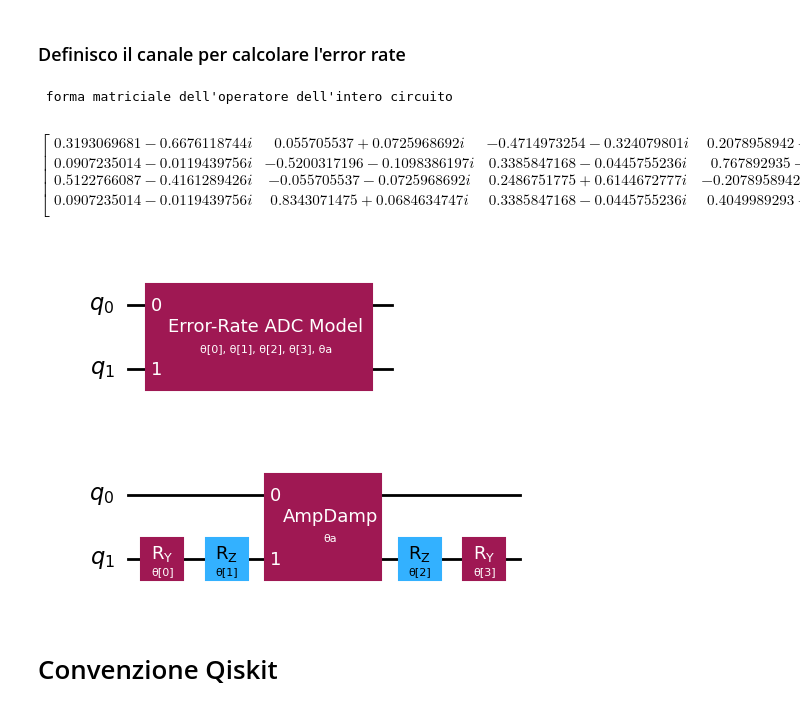
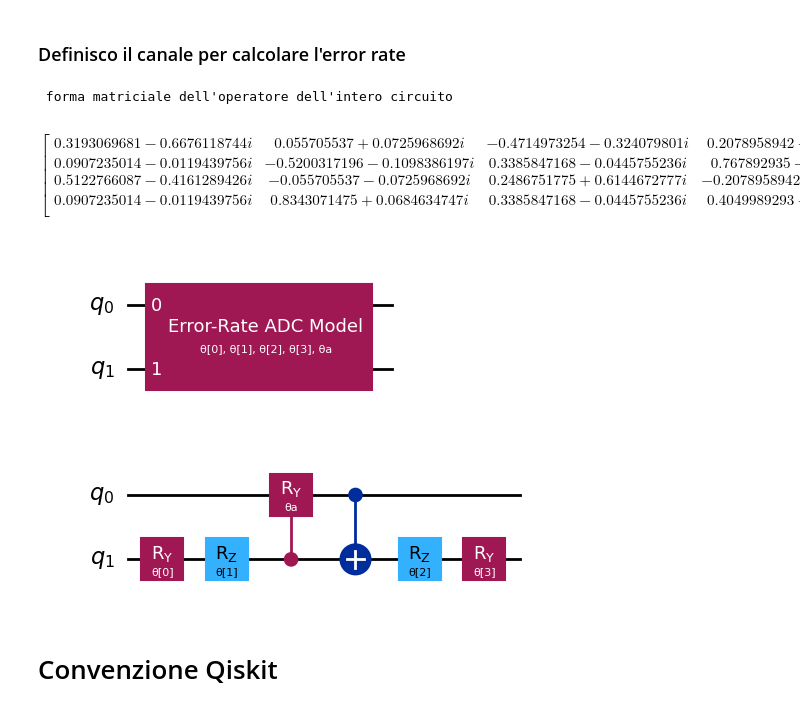
Before and after one commit to remgabryldel/quantum-amplitude-damping-channel, a Jupyter notebook: q-a-d.ipynb, the cells around one changed output. Cells and saved outputs as stored; diff of their text form; code cells hidden in the pictures.

```diff
--- a/q-a-d.ipynb
+++ b/q-a-d.ipynb
@@ -204,35 +204,35 @@ param_values = {
     "θ[3]": np.pi/2,
     "θa"  : np.pi/3
 }
 # print(ERADC.parameters)
 
 # assegna al circuito tutti i parametri definiti nel dizionario
 bound_ERADC = ERADC.assign_parameters(param_values)
 
 print(" forma matriciale dell'operatore dell'intero circuito")
 
 # mostra l'operatore in forma matriciale che agisce sul canale
 display(Operator.from_circuit(bound_ERADC).draw("latex"))
 
 #mostra il circuito
 display(ERADC.draw("mpl"))
 
 # mostra il circuito decomposto
-display(ERADC.decompose().draw("mpl"))
+display(ERADC.decompose().decompose("AmpDamp").draw("mpl"))
 
 # print(ERADC.parameters) #permette di mostrare tutti i parametri non definiti
 # %% [output]
  forma matriciale dell'operatore dell'intero circuito
 $$
 \begin{bmatrix}
 0.3193069681 - 0.6676118744 i & 0.055705537 + 0.0725968692 i & -0.4714973254 - 0.324079801 i & 0.2078958942 + 0.2709352043 i  \\
  0.0907235014 - 0.0119439756 i & -0.5200317196 - 0.1098386197 i & 0.3385847168 - 0.0445755236 i & 0.767892935 - 0.0533191206 i  \\
  0.5122766087 - 0.4161289426 i & -0.055705537 - 0.0725968692 i & 0.2486751775 + 0.6144672777 i & -0.2078958942 - 0.2709352043 i  \\
  0.0907235014 - 0.0119439756 i & 0.8343071475 + 0.0684634747 i & 0.3385847168 - 0.0445755236 i & 0.4049989293 - 0.1010950228 i  \\
  \end{bmatrix}
 $$
 [figure]
-[figure, old version]
+[figure, new version]
 # %% [markdown]
 # Convenzione Qiskit
 # %% [markdown]
```
Also changed, not shown: parts of 5 cells of this notebook.
